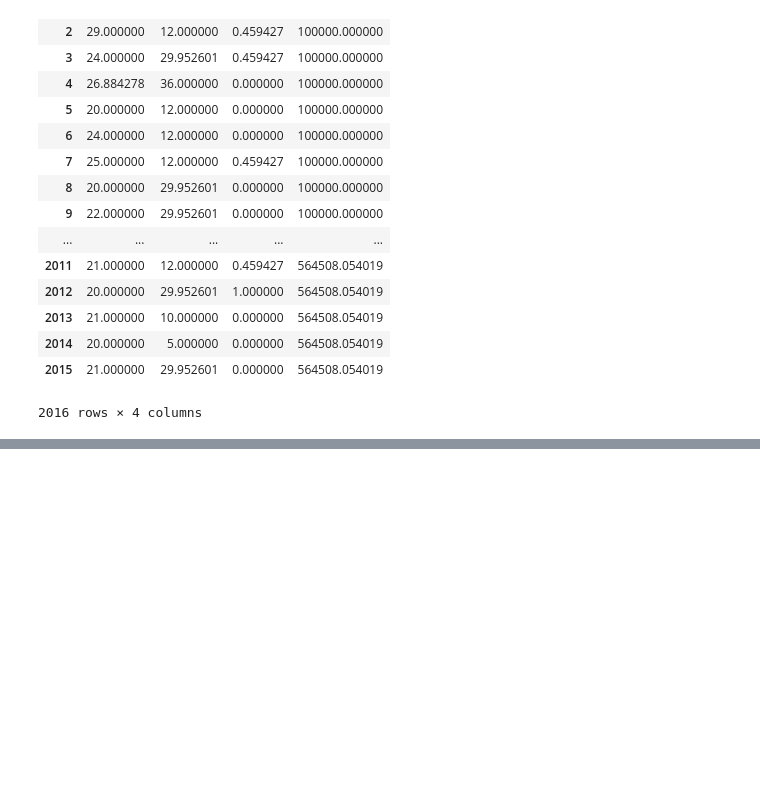
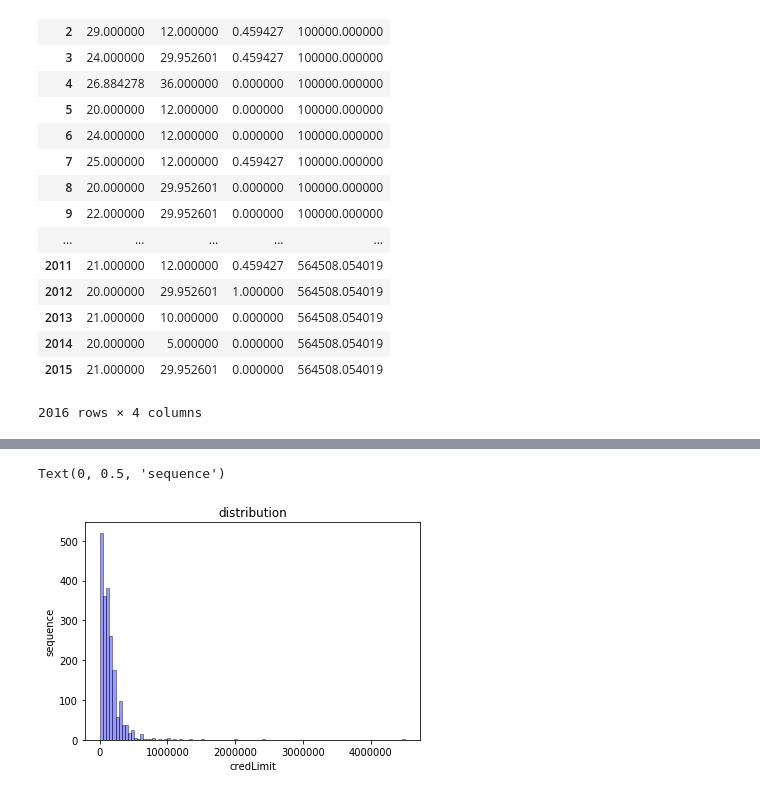
Before and after one commit to ShengHsiang-Kao/DB104, a Jupyter notebook: funcardproject/填補缺失值.ipynb, the cells around one changed output, grey strips where cells are left out. Drawn from its saved outputs; the diff is of its cells as text; code cells hidden in the pictures; blank space fills up the shorter version.

```diff
--- a/funcardproject/填補缺失值.ipynb
+++ b/funcardproject/填補缺失值.ipynb
@@ -17,7 +17,7 @@ from IPython.core.interactiveshell import InteractiveShell
 import matplotlib.pyplot as plt
 import seaborn as sns
 # %%
-df = pd.read_excel(r'C:\\Users\\Big data\\Desktop\\class\\cardproject\\data\\card.xls',encoding='utf-16')
+df = pd.read_excel(r'C:\Users\Big data\Desktop\class\card_git\DB104\funcardproject\data\\card.xls',encoding='utf-16')
 df.head()
 # %% [output]
 |  | Unnamed: 0 | age | serveTime | credLimit | Loan | SalPerY | holdCard | Career |
@@ -207,0 +211,12 @@ df_median.to_excel("C:\\Users\\Big data\\Desktop\\class\\boredcardproject\\data\
+# %%
+# seaborn histogram
+#先觀察和卡額度分布圖,可看到最高有到500萬的離群值,然而大部分的額度都在50萬以下
+sns.distplot(df['credLimit'], hist=True, kde=False,
+             bins=int(100), color = 'blue',
+             hist_kws={'edgecolor':'black'})
+plt.title('distribution')
+plt.xlabel('credLimit')
+plt.ylabel('sequence')
+# %% [output]
+Text(0, 0.5, 'sequence')
+[figure, added]
```
Also changed, not shown: parts of 21 cells of this notebook.
